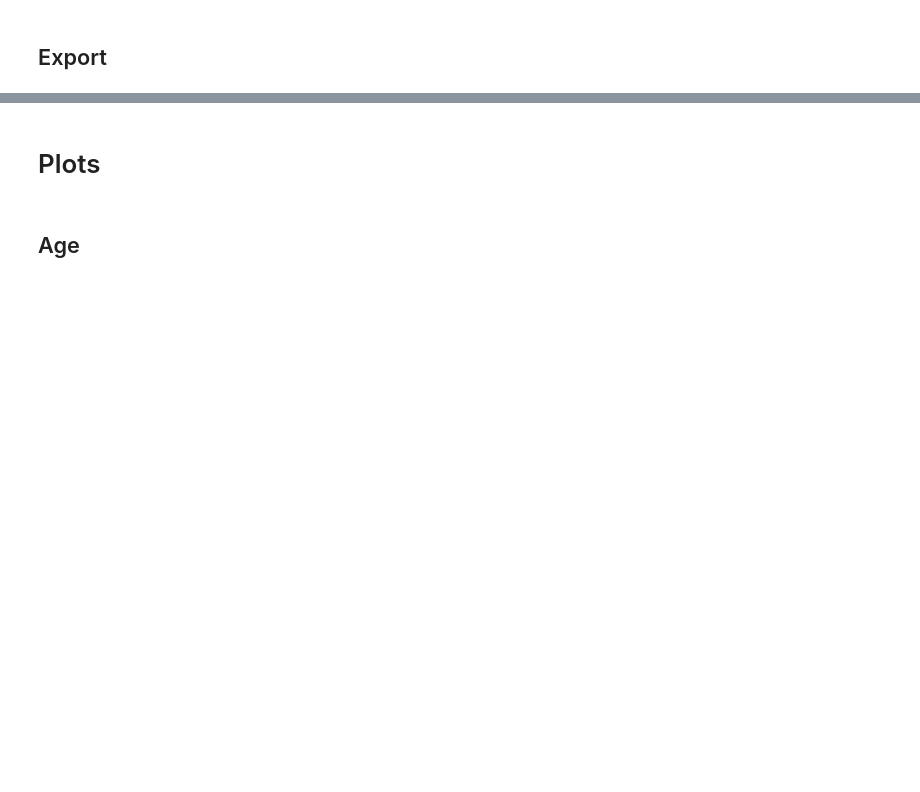
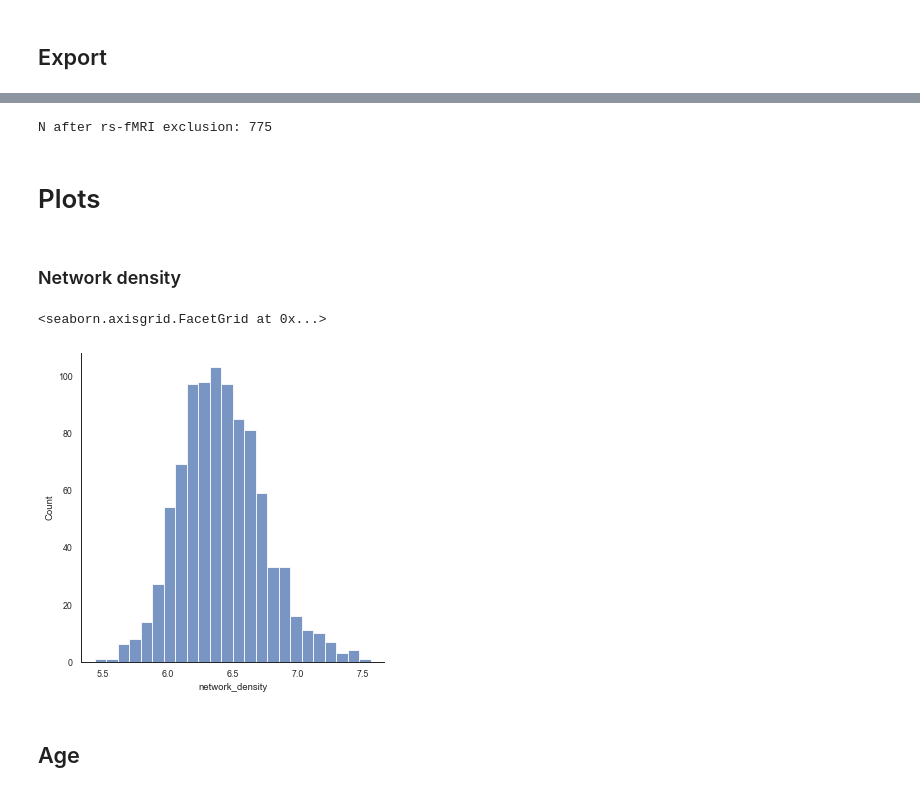
Before and after one commit to lindenmp/nct_hierarchy, a Jupyter notebook: 1_code/0_get_sample.ipynb, the cells around one changed output, grey strips where cells are left out. Cells and saved outputs as stored; diff of their text form; code cells hidden in the pictures; blank space fills up the shorter version.

```diff
--- a/1_code/0_get_sample.ipynb
+++ b/1_code/0_get_sample.ipynb
@@ -212,0 +372,7 @@ df.to_csv(os.path.join(outputdir, 'df.csv'), columns = header)
+# %%
+# 4) rs-fMRI exclusion
+df_gradients = df[df['restProtocolValidationStatus'] == 1]
+df_gradients = df[df['restExclude'] == 0]
+print('N after rs-fMRI exclusion:', df_gradients.shape[0])
+# %% [output]
+N after rs-fMRI exclusion: 775
@@ -221,6 +389,13 @@ cmap = my_get_cmap('pair')
 labels = ['Discovery', 'Replication']
 # phenos_label_short = ['Ov. Psych.', 'Psy. (pos.)', 'Psy. (neg.)', 'Anx.-mis.', 'Ext.', 'Fear']
 # phenos_label = ['Overall psychopathology','Psychosis (positive)','Psychosis (negative)','Anxious-misery','Externalizing','Fear']
+# %% [markdown]
+### Network density
+# %%
+sns.displot(df.loc[:,'network_density']*100)
+# %% [output]
+<seaborn.axisgrid.FacetGrid at 0x...>
+[figure, added]
 # %% [markdown]
 ## Age
 # %%
```
Also changed, not shown: parts of 34 cells of this notebook, 3 other files.
